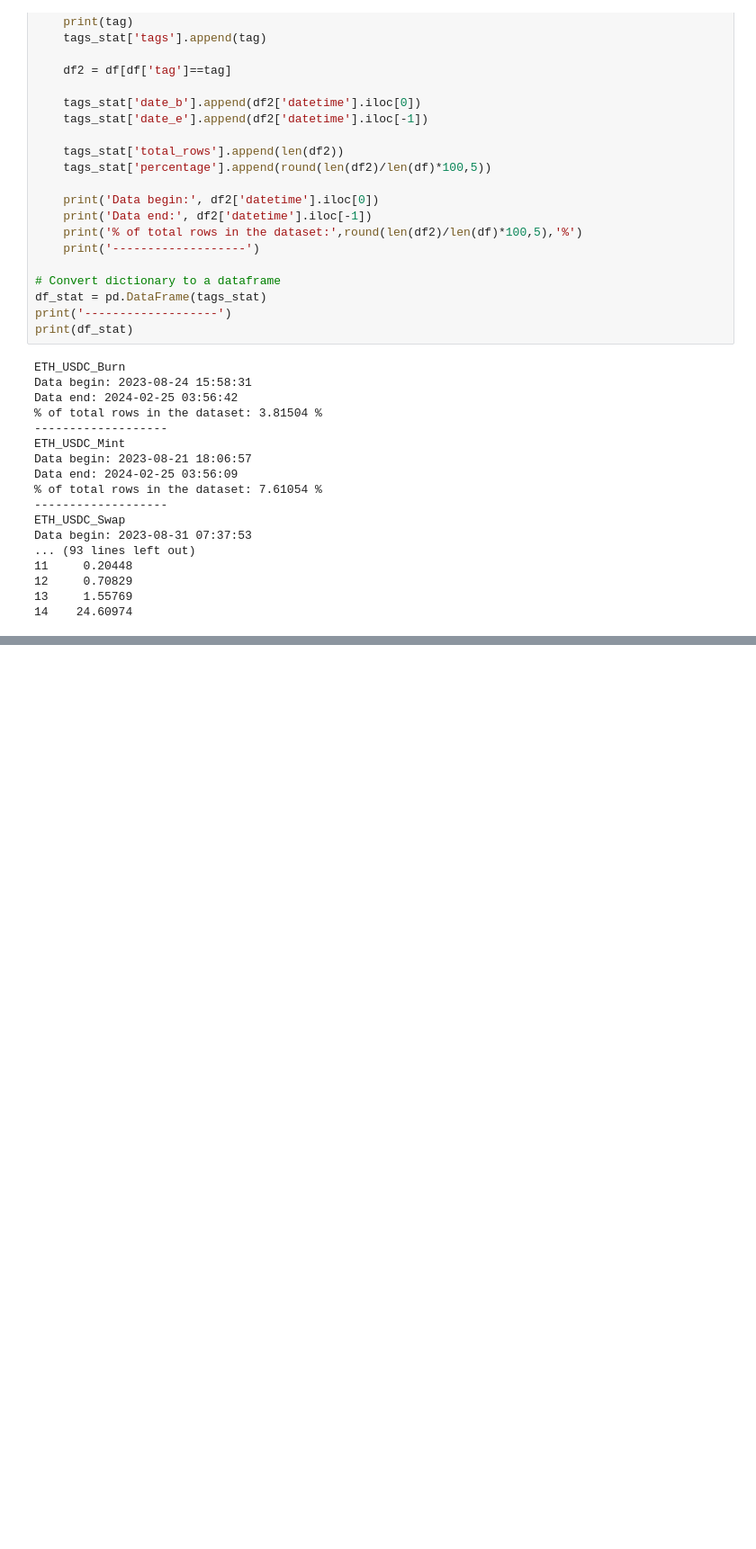
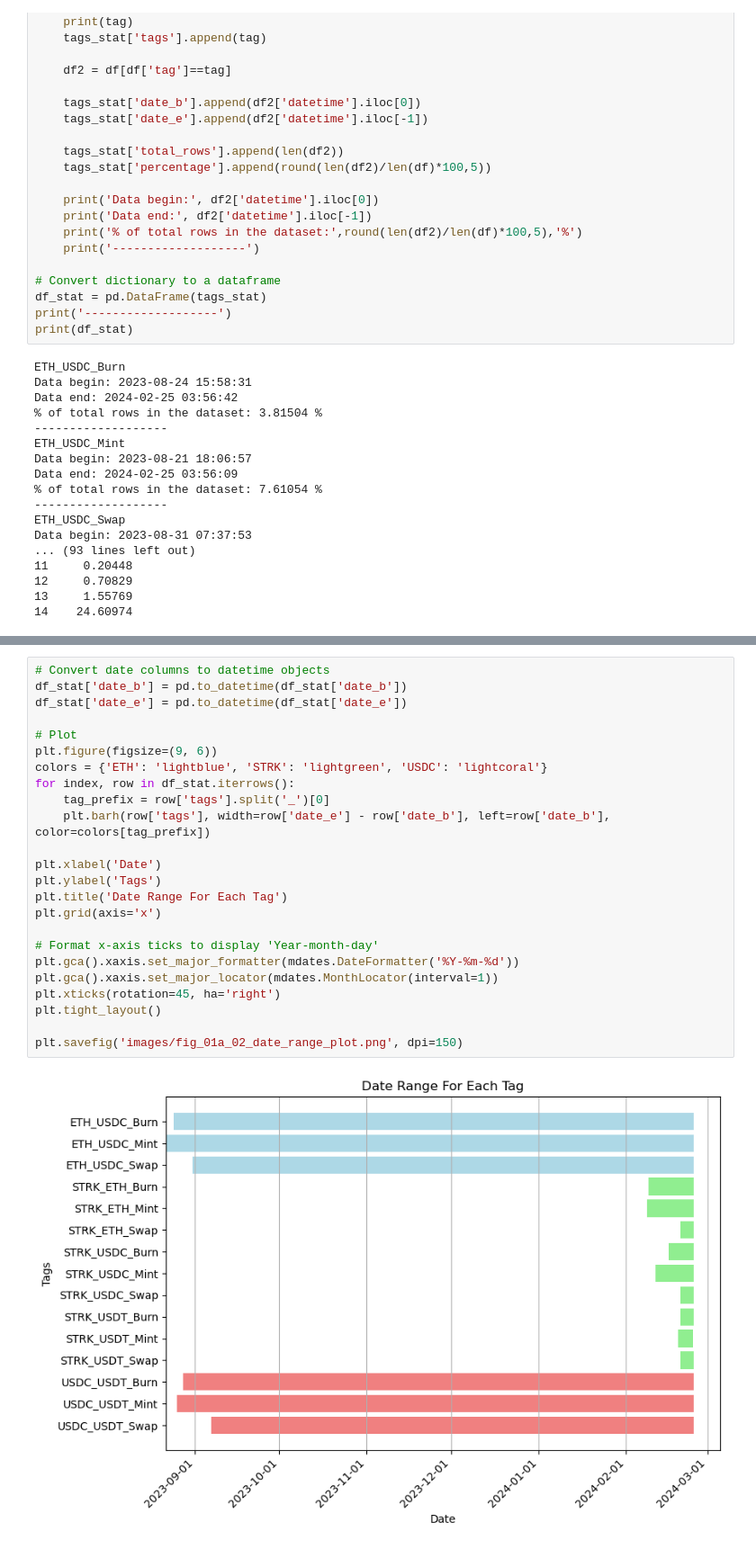
Before and after one commit to rkevinchao/blockchain-data-analysis, a Jupyter notebook: 01a_dataset_overview.ipynb, the cells around one changed output, grey strips where cells are left out. Shown: that part at 90% size. Saved outputs shown, nothing was run; the diff lists cells and outputs as text; blank space fills up the shorter version.

Commit message:
added stat results

```diff
--- a/01a_dataset_overview.ipynb
+++ b/01a_dataset_overview.ipynb
@@ -252,0 +272,26 @@ plt.savefig('images/fig_01a_01_bar_plot.png', dpi=150)
+# %%
+# Convert date columns to datetime objects
+df_stat['date_b'] = pd.to_datetime(df_stat['date_b'])
+df_stat['date_e'] = pd.to_datetime(df_stat['date_e'])
+
+# Plot
+plt.figure(figsize=(9, 6))
+colors = {'ETH': 'lightblue', 'STRK': 'lightgreen', 'USDC': 'lightcoral'}
+for index, row in df_stat.iterrows():
+    tag_prefix = row['tags'].split('_')[0]
+    plt.barh(row['tags'], width=row['date_e'] - row['date_b'], left=row['date_b'], color=colors[tag_prefix])
+
+plt.xlabel('Date')
+plt.ylabel('Tags')
+plt.title('Date Range For Each Tag')
+plt.grid(axis='x')
+
+# Format x-axis ticks to display 'Year-month-day'
+plt.gca().xaxis.set_major_formatter(mdates.DateFormatter('%Y-%m-%d'))
+plt.gca().xaxis.set_major_locator(mdates.MonthLocator(interval=1))
+plt.xticks(rotation=45, ha='right')
+plt.tight_layout()
+
+plt.savefig('images/fig_01a_02_date_range_plot.png', dpi=150)
+# %% [output]
+[figure, added]
```
Also changed, not shown: parts of 3 cells of this notebook.
